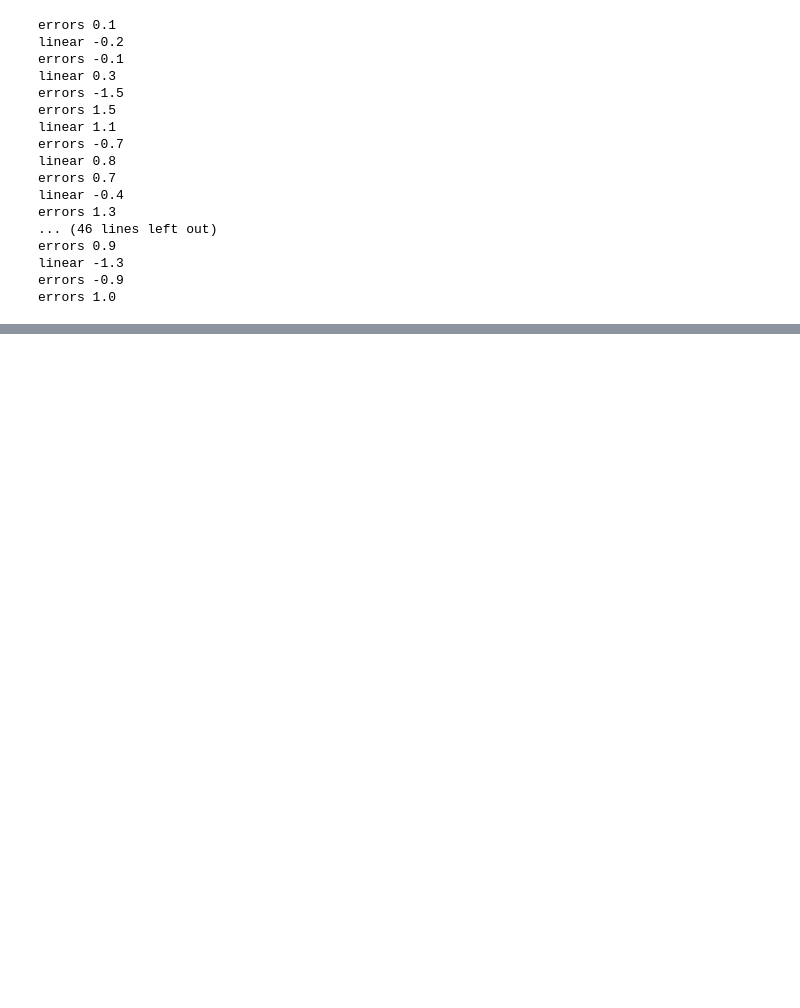
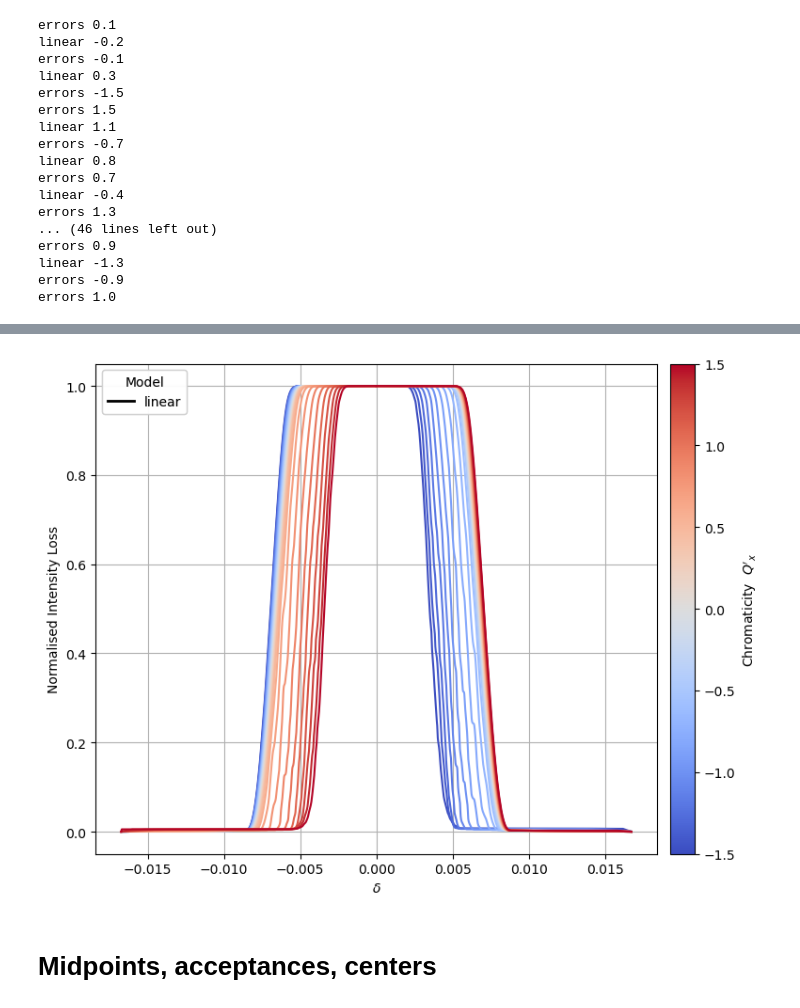
Before and after one commit to lisepauwels/sps_simulations, a Jupyter notebook: Studies/MomentumAcceptance/IntensityScan2/plot_results.ipynb, the cells around one changed output, grey strips where cells are left out. Cells and saved outputs as stored; diff of their text form; code cells hidden in the pictures; blank space fills up the shorter version.

```diff
--- a/Studies/MomentumAcceptance/IntensityScan2/plot_results.ipynb
+++ b/Studies/MomentumAcceptance/IntensityScan2/plot_results.ipynb
@@ -462,0 +286,6 @@ if __name__ == "__main__":
+# %%
+fig, ax = plot_intensity_drop(normalised_intensity, line_types=['linear'], savefig='IntensityLoss_wo_errors')
+# %% [output]
+[figure, added]
+# %% [markdown]
+# Midpoints, acceptances, centers
```
Also changed, not shown: parts of 27 cells of this notebook, 6 other files.
